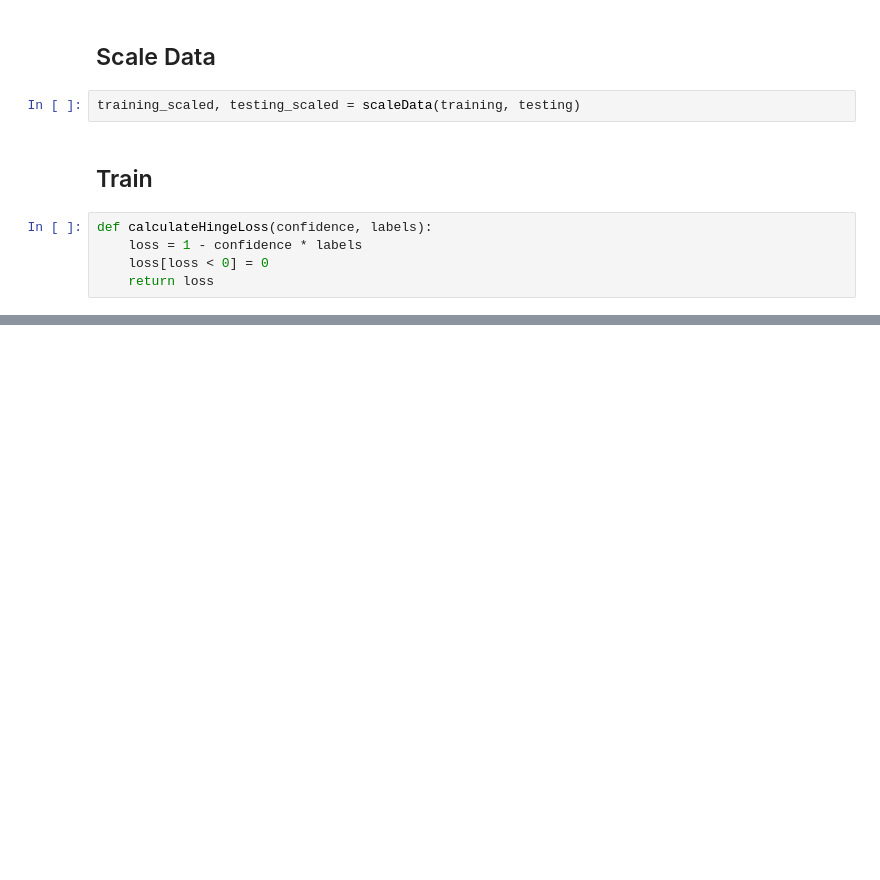
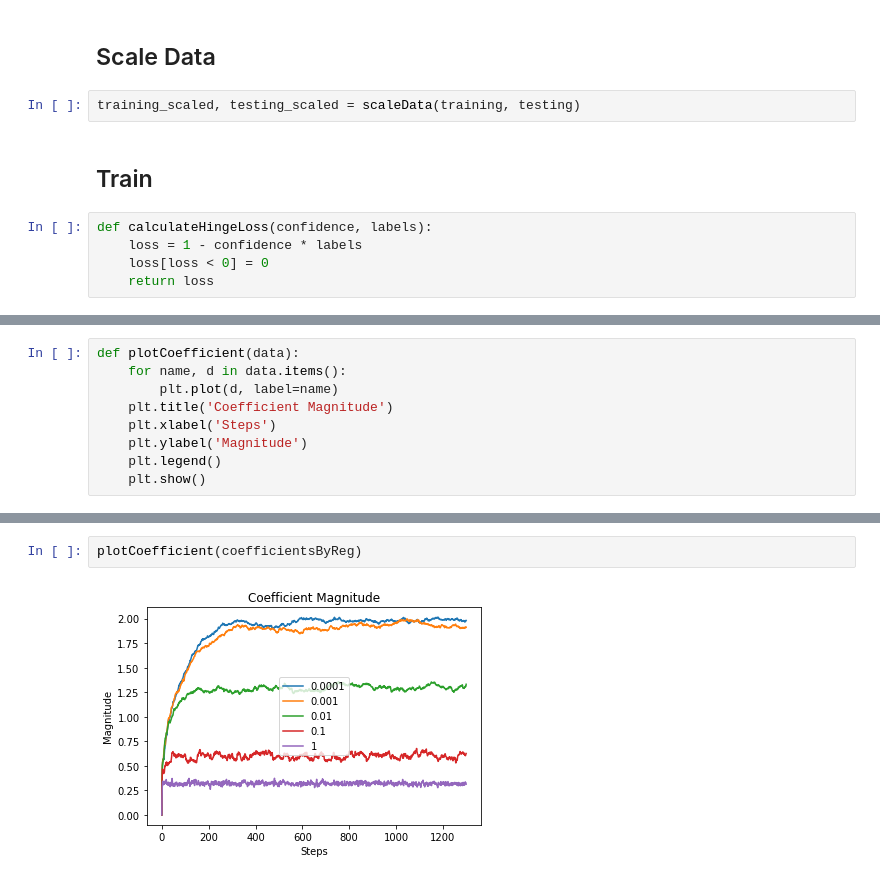
Before and after one commit to edgar971/cs-498-advanced-machine-learning, a Jupyter notebook: assignments/2-support-vector-machine/assignment.ipynb, the cells around one changed output, grey strips where cells are left out. Drawn from its saved outputs; the diff is of its cells as text; blank space fills up the shorter version.

```diff
--- a/assignments/2-support-vector-machine/assignment.ipynb
+++ b/assignments/2-support-vector-machine/assignment.ipynb
@@ -145,0 +177,9 @@ KeyError: 0
+# %%
+def plotCoefficient(data):
+    for name, d in data.items():
+        plt.plot(d, label=name)
+    plt.title('Coefficient Magnitude')
+    plt.xlabel('Steps')
+    plt.ylabel('Magnitude')
+    plt.legend()
+    plt.show()
@@ -145,0 +194,4 @@ KeyError: 0
+# %%
+plotCoefficient(coefficientsByReg)
+# %% [output]
+[figure, added]
```
Also changed, not shown: parts of 12 cells of this notebook.
